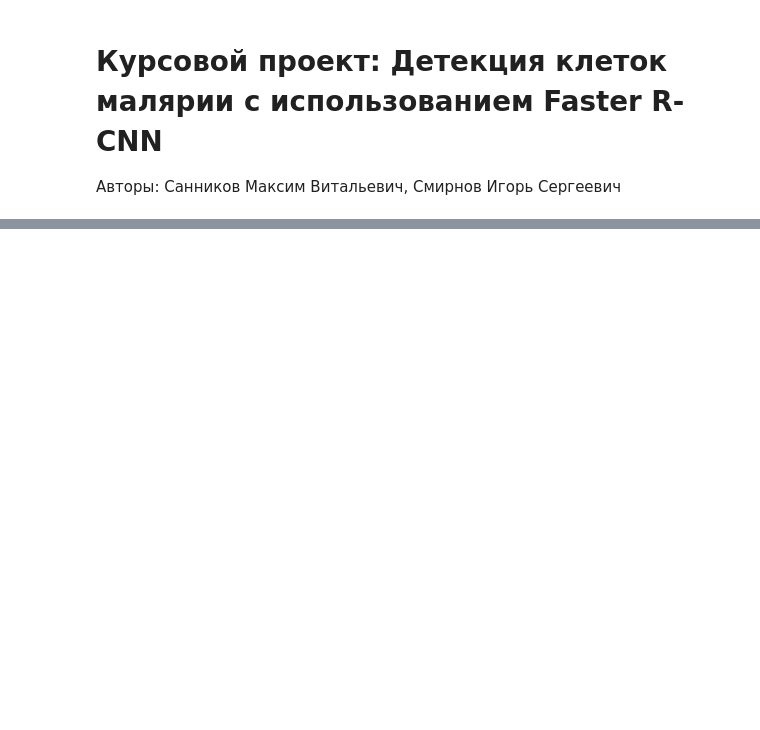
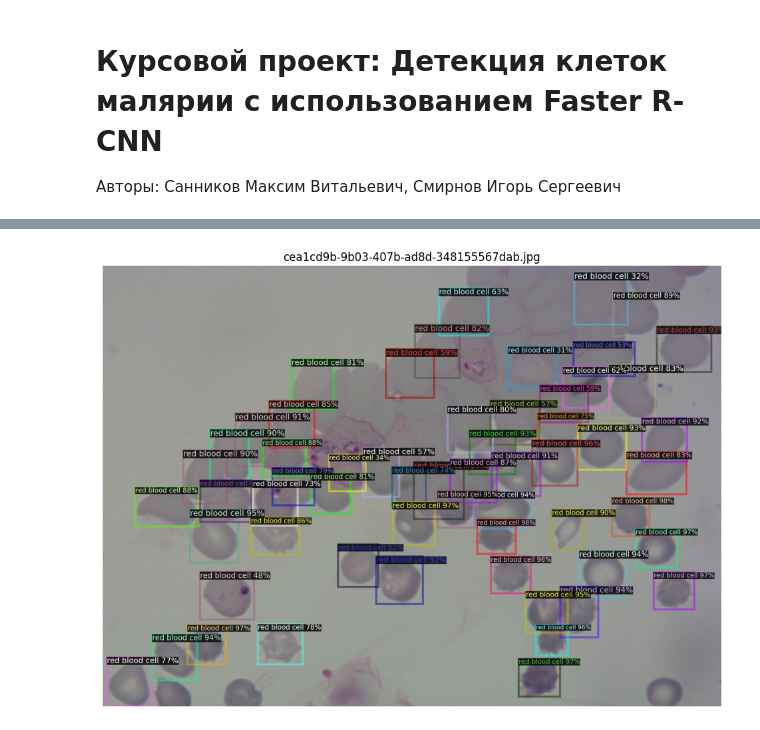
Before and after one commit to abcdefu366/CWML, a Jupyter notebook: МКРТ.ipynb, the cells around one changed output, grey strips where cells are left out. Saved outputs shown, nothing was run; the diff lists cells and outputs as text; code cells hidden in the pictures; blank space fills up the shorter version.

```diff
--- a/МКРТ.ipynb
+++ b/МКРТ.ipynb
@@ -134,11 +203,24 @@ trainer.train()
 # %%
 # 📊 Оценка модели на тестовом наборе
+import os
+from detectron2.config import get_cfg
 from detectron2.engine import DefaultPredictor
 from detectron2.evaluation import COCOEvaluator, inference_on_dataset
 from detectron2.data import build_detection_test_loader
+from detectron2.data.datasets import register_coco_instances
+from detectron2 import model_zoo
+
+register_coco_instances("malaria_test", {}, "malaria/malaria/test_coco.json", "malaria/malaria/images")
+
+cfg = get_cfg()
+cfg.merge_from_file(model_zoo.get_config_file("COCO-Detection/faster_rcnn_R_50_FPN_3x.yaml"))
+cfg.MODEL.ROI_HEADS.SCORE_THRESH_TEST = 0.3
+cfg.MODEL.ROI_HEADS.NUM_CLASSES = 7
+cfg.MODEL.WEIGHTS = os.path.join("output", "model_final.pth")
+cfg.MODEL.DEVICE = "cuda"
+cfg.DATASETS.TEST = ("malaria_test", )
+
 
 evaluator = COCOEvaluator("malaria_test", cfg, False, output_dir="./output_malaria")
 val_loader = build_detection_test_loader(cfg, "malaria_test")
-predictor = DefaultPredictor(cfg)
-results = inference_on_dataset(predictor.model, val_loader, evaluator)
-print(results)
+inference_on_dataset(DefaultPredictor(cfg).model, val_loader, evaluator)
@@ -148,10 +267,12 @@ import random
 import cv2
 import matplotlib.pyplot as plt
 from detectron2.utils.visualizer import Visualizer
+from detectron2.data import MetadataCatalog
 
-val_loader = build_detection_test_loader(cfg, "malaria_test")
-dataset = val_loader.dataset
-sample = random.choice(dataset)
+predictor = DefaultPredictor(cfg)
+dataset_dicts = build_detection_test_loader(cfg, "malaria_test").dataset
+
+sample = random.choice(dataset_dicts)
 img_path = sample["file_name"]
 image = cv2.imread(img_path)
 outputs = predictor(image)
@@ -164,3 +285,4 @@ plt.imshow(out.get_image())
 plt.axis("off")
 plt.title(os.path.basename(img_path))
 plt.show()
+# %% [output]
@@ -166,0 +295 @@ plt.show()
+[figure, added]
```
Also changed, not shown: parts of 6 cells of this notebook.
